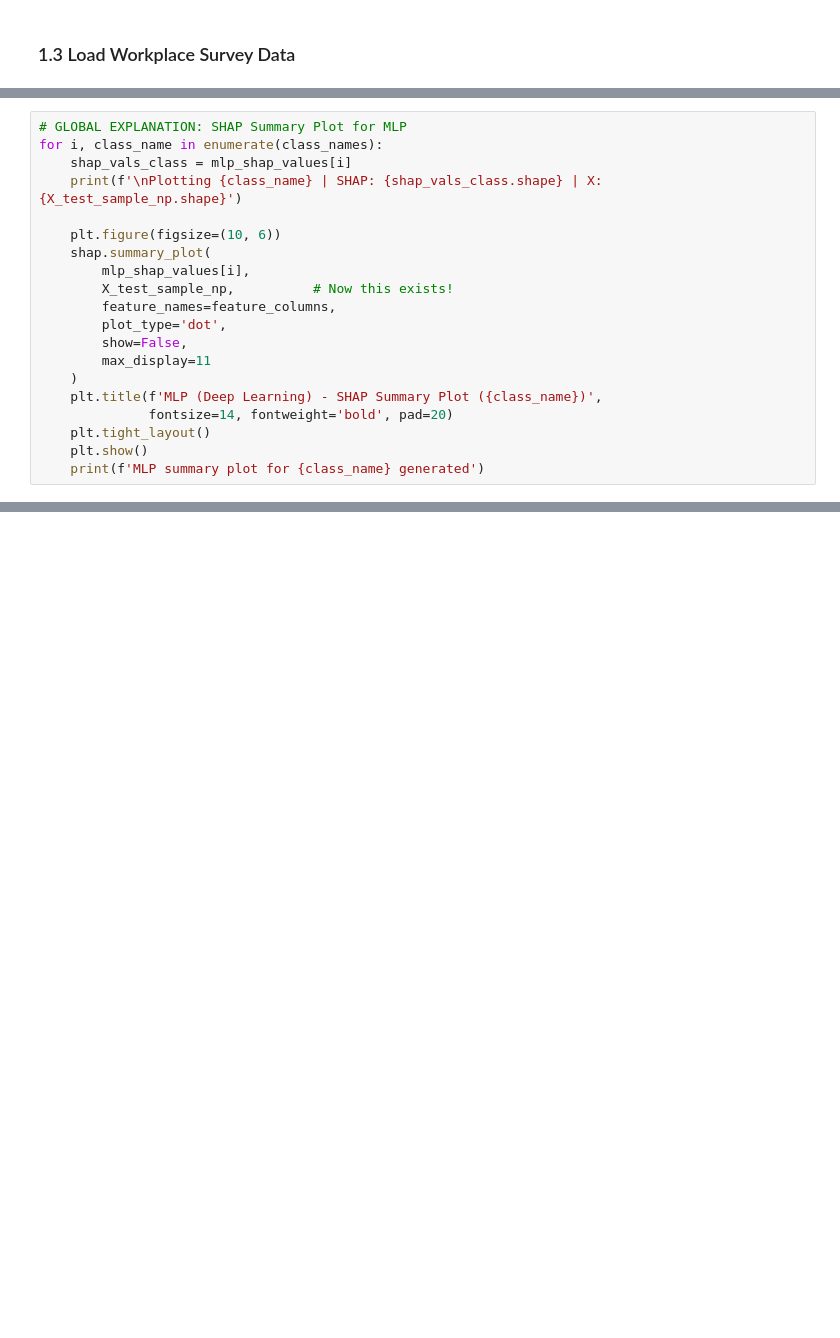
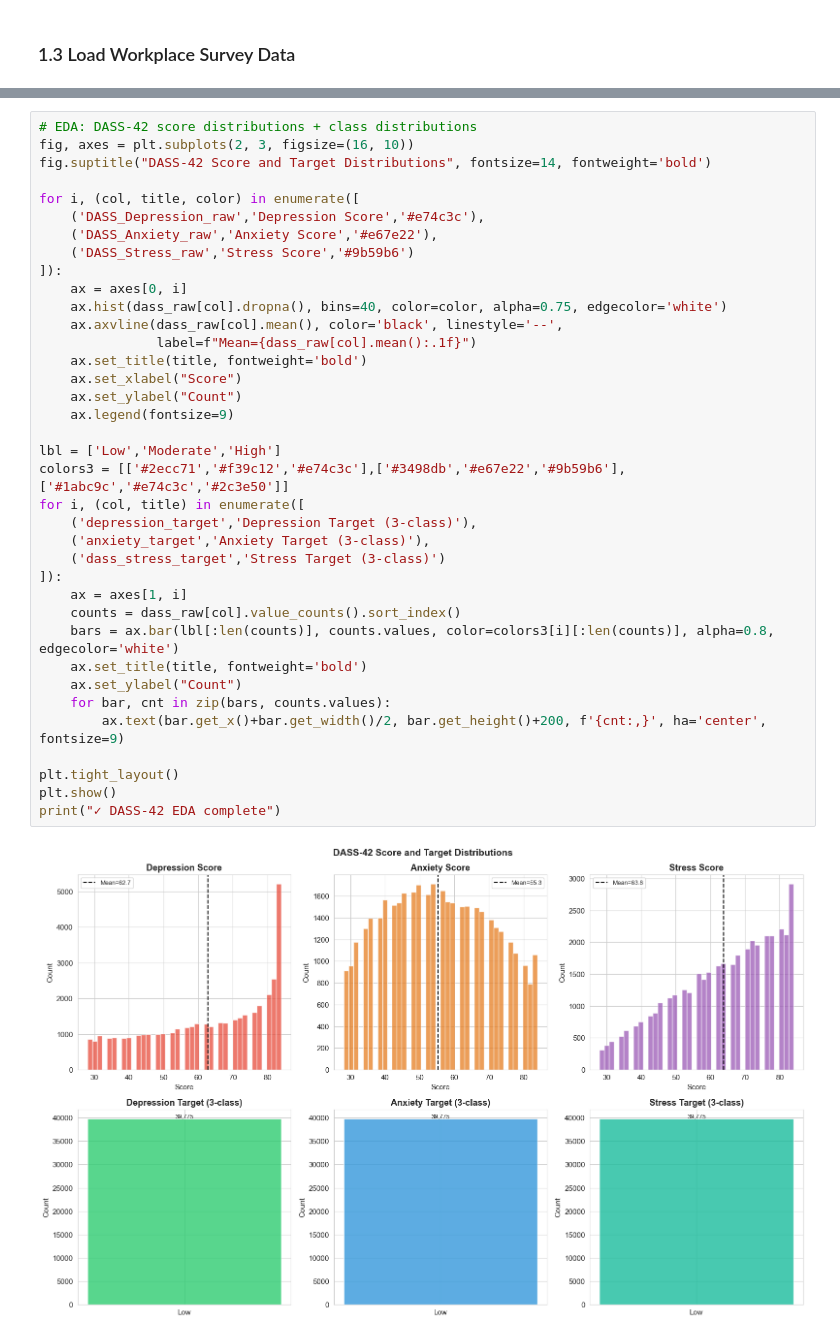
Before and after one commit to NandeeshNB/Explainable-Machine-Learning-for-Stress-Anxiety-and-Depression-Prediction-Among-Healthcare-Workers, a Jupyter notebook: phase1_2_stress_prediction.ipynb, the cells around one changed output, grey strips where cells are left out. Saved outputs shown, nothing was run; the diff lists cells and outputs as text; blank space fills up the shorter version.

```diff
--- a/phase1_2_stress_prediction.ipynb
+++ b/phase1_2_stress_prediction.ipynb
@@ -2015,20 +192,0 @@ MLP normalization complete!
-# %%
-# GLOBAL EXPLANATION: SHAP Summary Plot for MLP
-for i, class_name in enumerate(class_names):
-    shap_vals_class = mlp_shap_values[i]
-    print(f'\nPlotting {class_name} | SHAP: {shap_vals_class.shape} | X: {X_test_sample_np.shape}')
-
-    plt.figure(figsize=(10, 6))
-    shap.summary_plot(
-        mlp_shap_values[i],
-        X_test_sample_np,          # Now this exists!
-        feature_names=feature_columns,
-        plot_type='dot',
-        show=False,
-        max_display=11
-    )
-    plt.title(f'MLP (Deep Learning) - SHAP Summary Plot ({class_name})',
-              fontsize=14, fontweight='bold', pad=20)
-    plt.tight_layout()
-    plt.show()
-    print(f'MLP summary plot for {class_name} generated')
@@ -3210,0 +433,39 @@ EXPORTING MODELS FOR STREAMLIT APP
+# %%
+# EDA: DASS-42 score distributions + class distributions
+fig, axes = plt.subplots(2, 3, figsize=(16, 10))
+fig.suptitle("DASS-42 Score and Target Distributions", fontsize=14, fontweight='bold')
+
+for i, (col, title, color) in enumerate([
+    ('DASS_Depression_raw','Depression Score','#e74c3c'),
+    ('DASS_Anxiety_raw','Anxiety Score','#e67e22'),
+    ('DASS_Stress_raw','Stress Score','#9b59b6')
+]):
+    ax = axes[0, i]
+    ax.hist(dass_raw[col].dropna(), bins=40, color=color, alpha=0.75, edgecolor='white')
+    ax.axvline(dass_raw[col].mean(), color='black', linestyle='--',
+               label=f"Mean={dass_raw[col].mean():.1f}")
+    ax.set_title(title, fontweight='bold')
+    ax.set_xlabel("Score")
+    ax.set_ylabel("Count")
+    ax.legend(fontsize=9)
+
+lbl = ['Low','Moderate','High']
+colors3 = [['#2ecc71','#f39c12','#e74c3c'],['#3498db','#e67e22','#9b59b6'],['#1abc9c','#e74c3c','#2c3e50']]
+for i, (col, title) in enumerate([
+    ('depression_target','Depression Target (3-class)'),
+    ('anxiety_target','Anxiety Target (3-class)'),
+    ('dass_stress_target','Stress Target (3-class)')
+]):
+    ax = axes[1, i]
+    counts = dass_raw[col].value_counts().sort_index()
+    bars = ax.bar(lbl[:len(counts)], counts.values, color=colors3[i][:len(counts)], alpha=0.8, edgecolor='white')
+    ax.set_title(title, fontweight='bold')
+    ax.set_ylabel("Count")
+    for bar, cnt in zip(bars, counts.values):
+        ax.text(bar.get_x()+bar.get_width()/2, bar.get_height()+200, f'{cnt:,}', ha='center', fontsize=9)
+
+plt.tight_layout()
+plt.show()
+print("✓ DASS-42 EDA complete")
+# %% [output]
+[figure, added]
```
Also changed, not shown: parts of 158 cells of this notebook, 26 other files.
